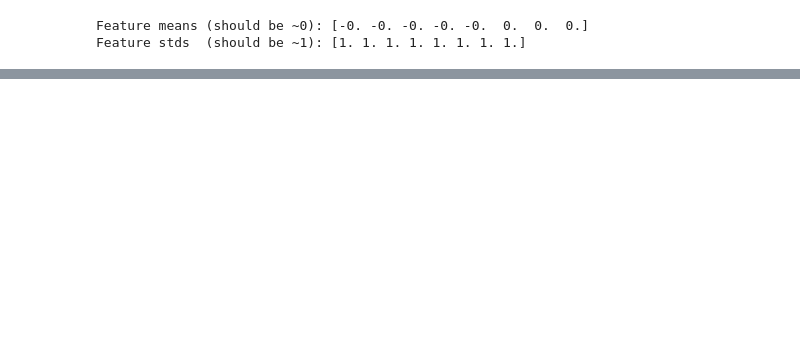
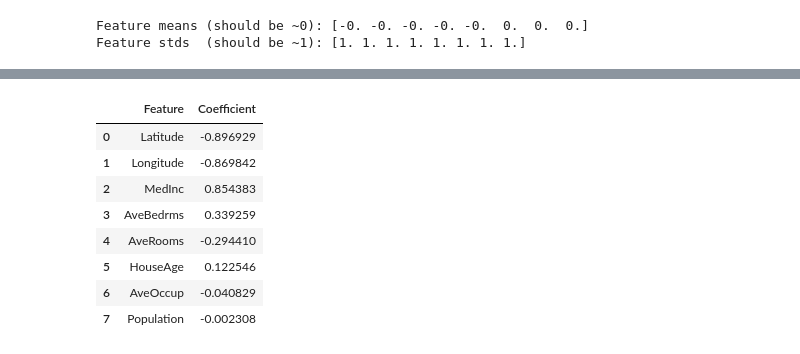
Before and after one commit to ashandx/california-housing, a Jupyter notebook: california_housing.ipynb, the cells around one changed output, grey strips where cells are left out. Cells and saved outputs as stored; diff of their text form; code cells hidden in the pictures; blank space fills up the shorter version.

Commit message:
feat: add LinearRegression model training and coefficient table

```diff
--- a/california_housing.ipynb
+++ b/california_housing.ipynb
@@ -196,0 +201,5 @@ Feature stds  (should be ~1): [1. 1. 1. 1. 1. 1. 1. 1.]
+# %%
+model = LinearRegression()
+model.fit(X_train, y_train)
+
+print(f'Intercept: {model.intercept_:.4f}')
@@ -196,0 +212,19 @@ Feature stds  (should be ~1): [1. 1. 1. 1. 1. 1. 1. 1.]
+# %%
+coef_df = pd.DataFrame({
+    'Feature': housing.feature_names,
+    'Coefficient': model.coef_
+})
+coef_df['Abs'] = coef_df['Coefficient'].abs()
+coef_df = coef_df.sort_values('Abs', ascending=False).drop(columns='Abs').reset_index(drop=True)
+
+coef_df
+# %% [output]
+|  | Feature | Coefficient |
+| 0 | Latitude | -0.896929 |
+| 1 | Longitude | -0.869842 |
+| 2 | MedInc | 0.854383 |
+| 3 | AveBedrms | 0.339259 |
+| 4 | AveRooms | -0.294410 |
+| 5 | HouseAge | 0.122546 |
+| 6 | AveOccup | -0.040829 |
+| 7 | Population | -0.002308 |
```
Also changed, not shown: parts of 9 cells of this notebook.
